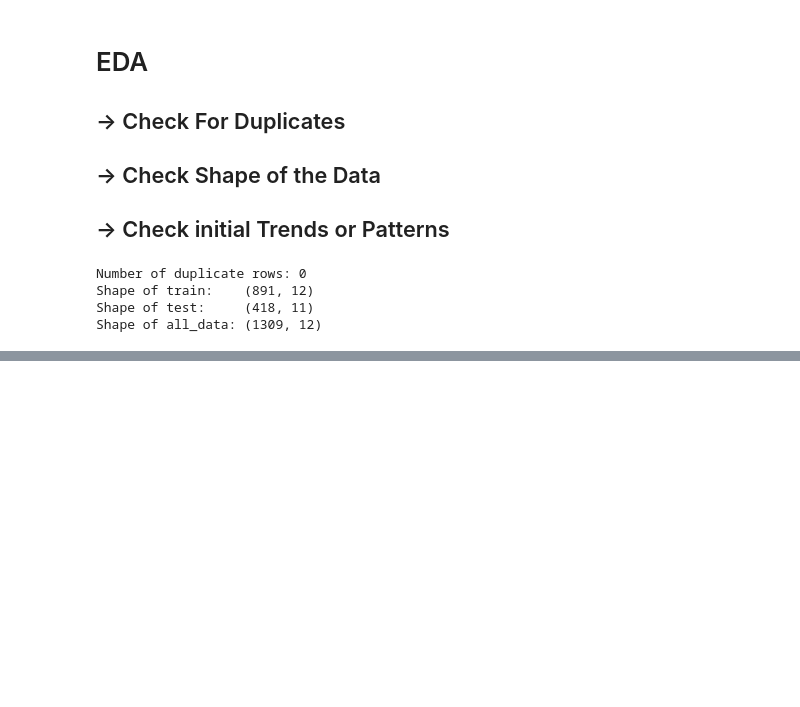
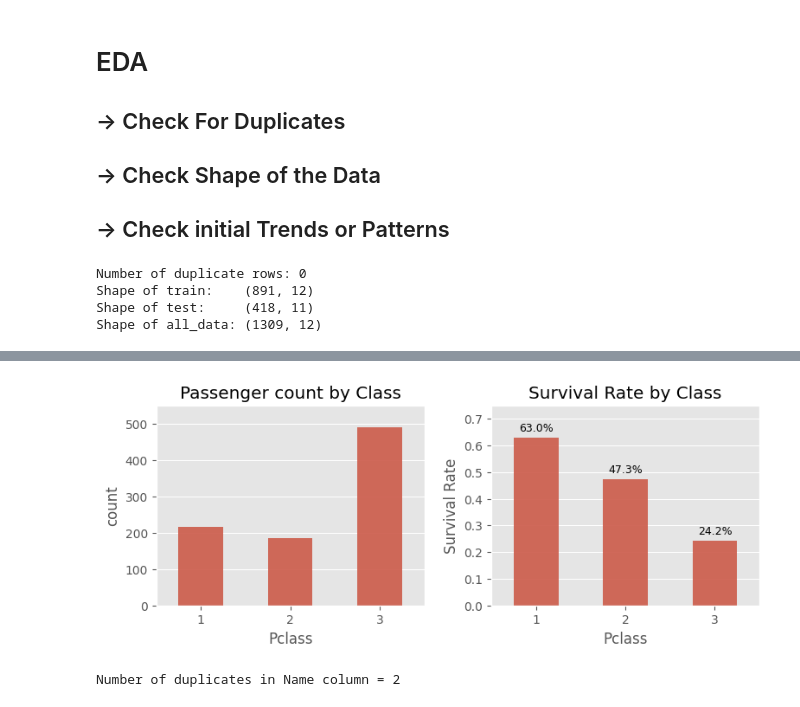
Before and after one commit to GitHarsh19/titanic_practice, a Jupyter notebook: Titanic_XGBoost.ipynb, the cells around one changed output, grey strips where cells are left out. Cells and saved outputs as stored; diff of their text form; code cells hidden in the pictures; blank space fills up the shorter version.

```diff
--- a/Titanic_XGBoost.ipynb
+++ b/Titanic_XGBoost.ipynb
@@ -38,0 +111,31 @@ Shape of all_data: (1309, 12)
+# %%
+fig= plt.figure(figsize=(9,3))
+
+ax1= plt.subplot(1,2,1)
+sns.countplot(x="Pclass", data=train, width= 0.5, alpha= 0.9, ax=ax1)
+ax1.set_title("Passenger count by Class")
+ax1.set_ylim([0, 550])
+
+
+ax2= plt.subplot(1,2,2)
+pclass_survival_rate = train.groupby('Pclass')['Survived'].mean().reset_index()
+sns.barplot(x='Pclass', y='Survived', data=pclass_survival_rate,  alpha= 0.9, width= 0.5, ax= ax2)
+ax2.set_title('Survival Rate by Class')
+ax2.set_xlabel('Pclass')
+ax2.set_ylabel('Survival Rate')
+ax2.set_ylim([0, 0.75])
+for p in ax2.patches:
+    ax2.annotate(f'{p.get_height()*100:.1f}%', (p.get_x() + p.get_width() / 2., p.get_height()),
+                ha='center', va='center', fontsize=9, color='black', xytext=(0, 8),
+                textcoords='offset points')
+
+plt.subplots_adjust(wspace=0.25)
+plt.show()
+# %% [output]
+[figure, added]
+# %%
+#Name
+
+print(F"Number of duplicates in Name column = {len(all_data)-len(pd.unique(all_data['Name']))}")
+# %% [output]
+Number of duplicates in Name column = 2
```
Also changed, not shown: parts of 55 cells of this notebook.
